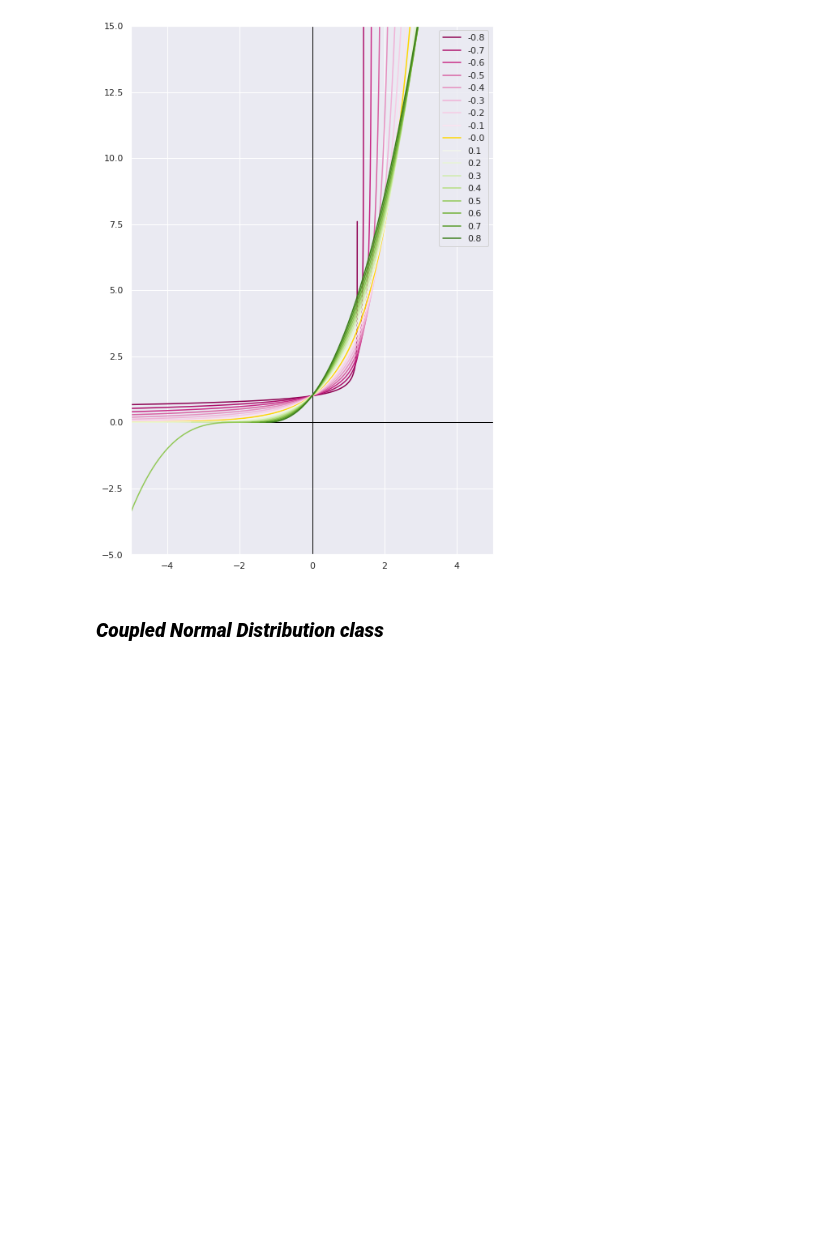
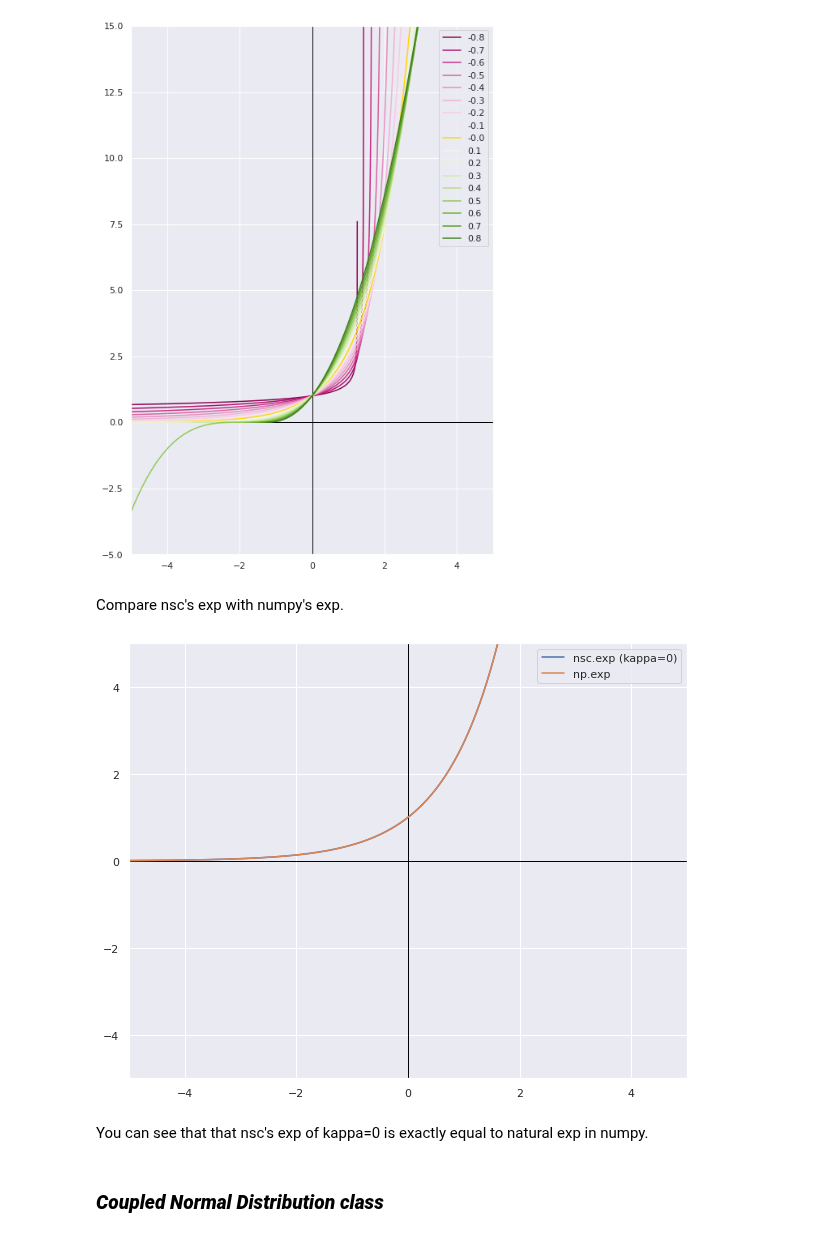
Before and after one commit to Photrek/Nonlinear-Statistical-Coupling, a Jupyter notebook: examples/guide_v0.ipynb, the cells around one changed output. Saved outputs shown, nothing was run; the diff lists cells and outputs as text; code cells hidden in the pictures; blank space fills up the shorter version.

```diff
--- a/examples/guide_v0.ipynb
+++ b/examples/guide_v0.ipynb
@@ -86,6 +123,25 @@ plt.show();
 # %% [output]
 Skipped ZeroDivisionError at the following: value = 5.0, kappa = -0.2. Therefore,(1+kappa*value) = 0.0
 [figure]
+# %% [markdown]
+Compare nsc's exp with numpy's exp.
+# %%
+fig, ax = plt.subplots(figsize=(10, 8))
+ax.axvline(c='black', lw=1)
+ax.axhline(c='black', lw=1)
+
+plt.xlim(-5, 5)
+plt.ylim(-5, 5)
+
+plt.plot(X, nsc.exp(X, kappa=0), label='nsc.exp (kappa=0)')
+plt.plot(X, np.exp(X), label='np.exp')
+
+plt.legend()
+plt.show();
+# %% [output]
+[figure, added]
+# %% [markdown]
+You can see that that nsc's exp of kappa=0 is exactly equal to natural exp in numpy.
 # %% [markdown]
 ### ***Coupled Normal Distribution class***
 # %%
```
Also changed, not shown: parts of 9 cells of this notebook, 7 other files.
